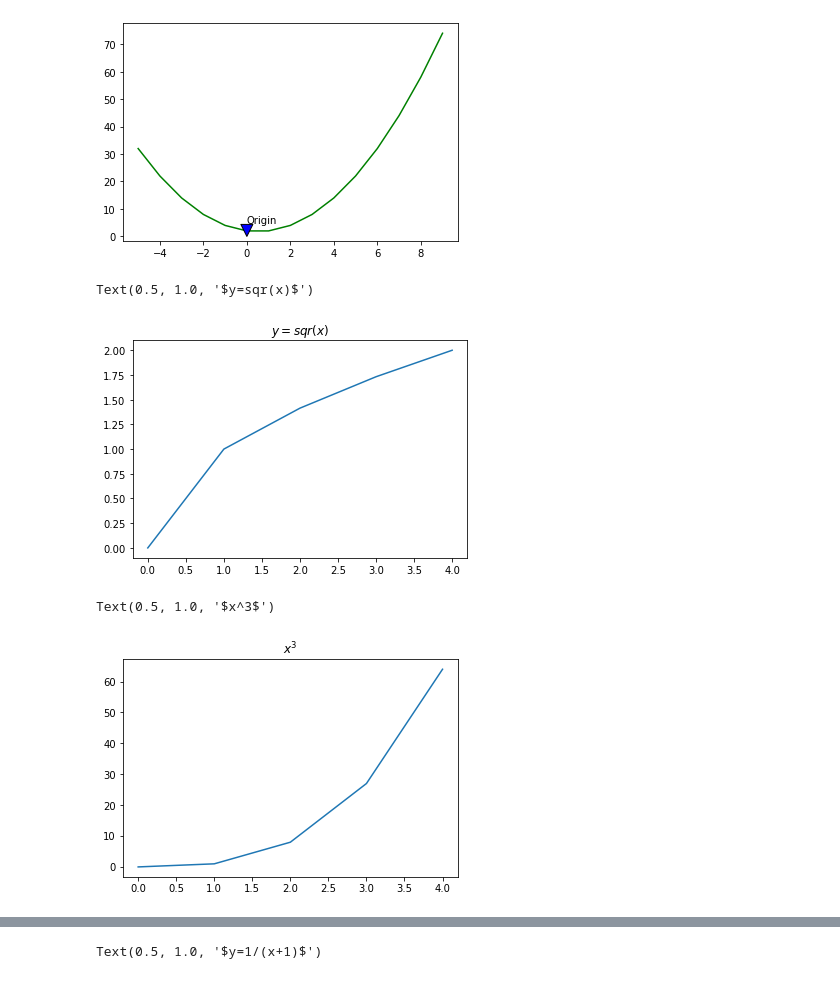
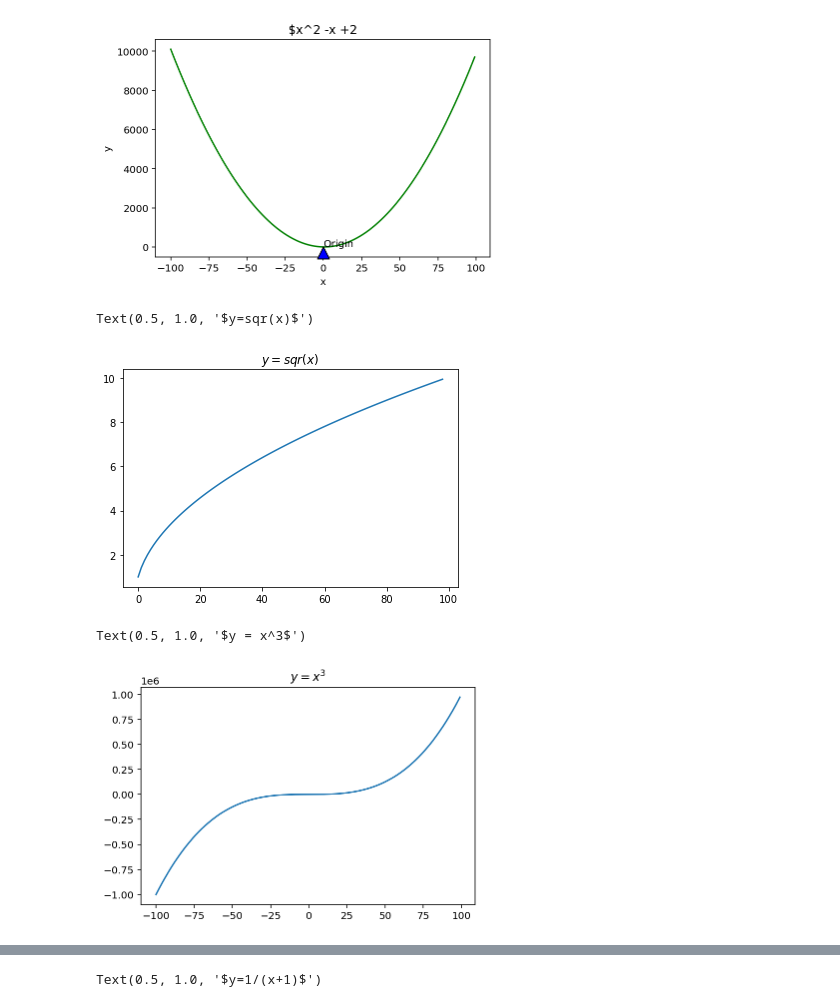
Before and after one commit to richie-p-meyer/numpy-pandas-visualization-exercises, a Jupyter notebook: matplotlib_exercises.ipynb, the cells around one changed output, grey strips where cells are left out. Drawn from its saved outputs; the diff is of its cells as text; code cells hidden in the pictures.

```diff
--- a/matplotlib_exercises.ipynb
+++ b/matplotlib_exercises.ipynb
@@ -7,22 +8,25 @@ import math
 # %%
 # Plot y = x2 - x + 2
-x = range(-5,10)
+x = range(-100,100)
 y = [xx**2-xx+2 for xx in x]
+plt.xlabel('x')
+plt.ylabel('y')
+plt.title('$x^2 -x +2')
 plt.plot(x,y,c='green')
 plt.annotate('Origin', xy = (0,0), xytext = (0,5),arrowprops = {'facecolor':'blue'})
 plt.show()
 # %% [output]
-[figure, old version]
+[figure, new version]
 # %%
-plt.plot(x, [xx**.5 for xx in x])
+plt.plot([xx**.5 for xx in x if xx > 0])
 plt.title('$y=sqr(x)$')
 # %% [output]
 Text(0.5, 1.0, '$y=sqr(x)$')
-[figure, old version]
+[figure, new version]
 # %%
 plt.plot(x, [xx**3 for xx in x])
-plt.title('$x^3$')
+plt.title('$y = x^3$')
 # %% [output]
-Text(0.5, 1.0, '$x^3$')
+Text(0.5, 1.0, '$y = x^3$')
-[figure, old version]
+[figure, new version]
 # %%
```
Also changed, not shown: parts of 4 cells of this notebook, 4 other files.
